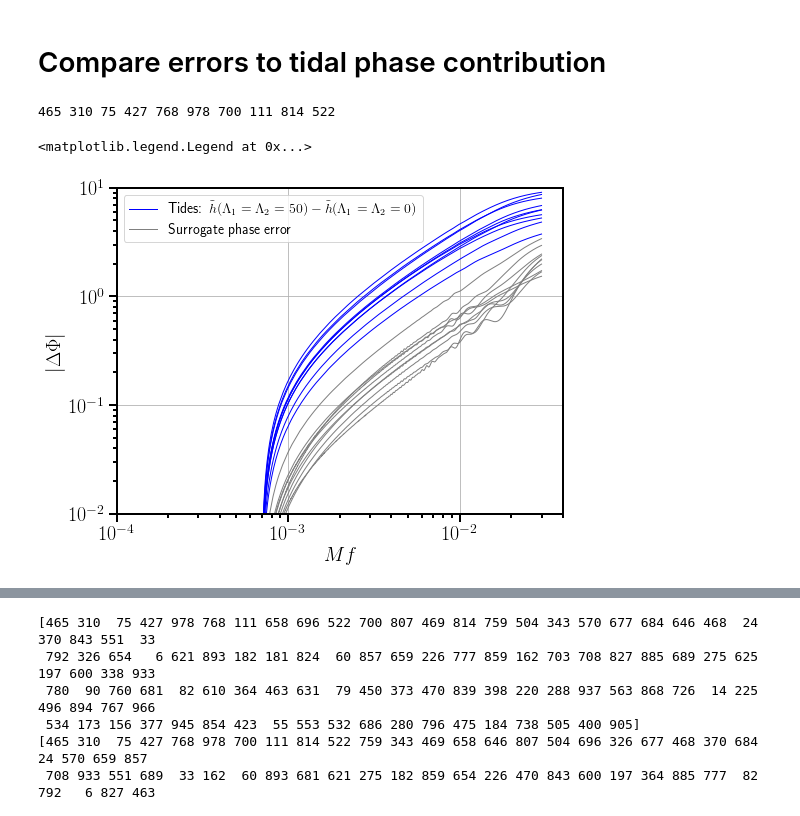
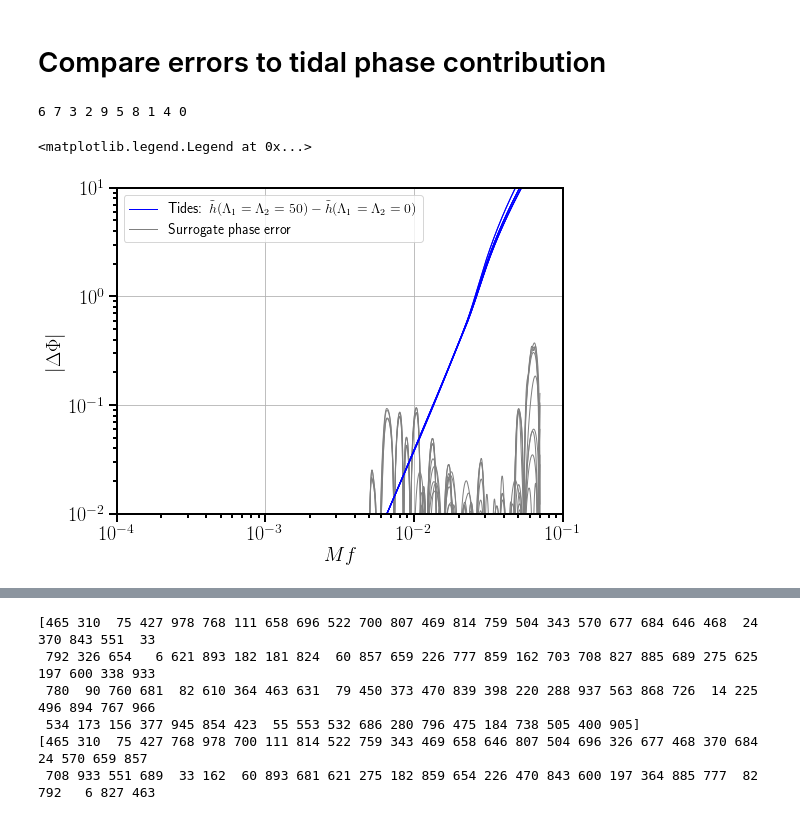
Before and after one commit to benjaminlackey/gpsurrogate, a Jupyter notebook: notebooks/EOB/MismatchAmpPhaseErrors.ipynb, the cells around one changed output, grey strips where cells are left out. Drawn from its saved outputs; the diff is of its cells as text; code cells hidden in the pictures.

```diff
--- a/notebooks/EOB/MismatchAmpPhaseErrors.ipynb
+++ b/notebooks/EOB/MismatchAmpPhaseErrors.ipynb
@@ -37,7 +37,7 @@ from constants import *
 # %% [markdown]
 # Error estimate functions
 # %%
-def rms_phase_error(i, h_testset, sur):
+def rms_phase_error(i, h_testset, sur, mfmax=0.1):
     """Root-mean-squared phase error at the phase empirical nodes.
 
     Parameters
@@ -52,6 +52,9 @@ def rms_phase_error(i, h_testset, sur):
     htrue = h_testset[i]
     params = h_testset.get_waveform(i, data='parameters')
     hsur = sur.geometric_waveform(params)
+    # Resample and zero starting phase
+    hsur.resample(htrue.x)
+    hsur.phase -= hsur.phase[0]
 
     # Phase at the empirical nodes for true and surrogate waveforms
     phase_true = htrue.interpolate('phase')(sur.mf_phase)
@@ -59,6 +62,10 @@ def rms_phase_error(i, h_testset, sur):
 
     nphase = len(sur.mf_phase)
     phase_diff = phase_sur-phase_true
+
+    # Cut samples above mfmax
+    phase_diff = phase_diff[sur.mf_phase<=mfmax]
+
     rms_error = np.sqrt(np.sum(phase_diff**2)/nphase)
     return params, rms_error
 # %%
@@ -210,10 +280,28 @@ sur = surrogate.GPSurrogate.load(Bamp_filename, Bphase_filename, gp_amp_filename
 # %%
 # The final reference waveforms (test set 2). Test set 1 is more like a validation set.
 
-# testset_rand = ws.HDF5WaveformSet('../../data/teobtest40hz/h_test1.hdf5')
-# dtestset_rand = ws.HDF5WaveformSet('../../data/teobtest40hz/dh_test1.hdf5')
+# testset_rand = ws.HDF5WaveformSet('../../data/TEOBv4_40hz/h_train_corners_lhd.hdf5')
+# dtestset_rand = ws.HDF5WaveformSet('../../data/TEOBv4_40hz/dh_train_corners_lhd.hdf5')
 
-testset_rand = ws.HDF5WaveformSet('../../data/teobtest40hz/h_test2.hdf5')
-dtestset_rand = ws.HDF5WaveformSet('../../data/teobtest40hz/dh_test2.hdf5')
+# testset_rand = ws.HDF5WaveformSet('../../data/TEOBv4_40hz/h_test1.hdf5')
+# dtestset_rand = ws.HDF5WaveformSet('../../data/TEOBv4_40hz/dh_test1.hdf5')
+
+# testset_rand = ws.HDF5WaveformSet('../../data/TEOBv4_40hz/h_test2.hdf5')
+# dtestset_rand = ws.HDF5WaveformSet('../../data/TEOBv4_40hz/dh_test2.hdf5')
+
+testset_rand = ws.HDF5WaveformSet('../../data/TEOBv4_20hz/h_test2.hdf5')
+dtestset_rand = ws.HDF5WaveformSet('../../data/TEOBv4_20hz/dh_test2.hdf5')
 # %% [markdown]
 # Calculate errors
+# %%
+i = 1
+mtot = 2.8
+mf_min = sur.mf_a
+mf_max = sur.mf_b
+print mf_min, mf_max
+f_min = mf_to_f(mf_min, mtot)
+f_max = mf_to_f(mf_max, mtot)
+print f_min, f_max
+
+params, mm = surrogate_mismatch(i, testset_rand, sur, mf_min, mf_max, delta_f=1.0, mtot=mtot)
+print params, mm
@@ -273,8 +359,9 @@ params_errors = np.concatenate((params_rand.T,
                                 np.array([rms_err]),
                                 np.array([max_amp_err]),
                                 np.array([max_phase_err]),
-                                np.array([mismatch_m10]),
-                                np.array([mismatch_m20]))).T
+                                np.array([mismatch_sur]),
+                                np.array([mismatch_f2])
+                               )).T
 
 # Maximum value of the various error columns
 print np.amax(params_errors, axis=0)[5:]
@@ -393,6 +531,9 @@ for i in phase_error_indices_sorted_decrease[:10]:
     hrand = testset_rand[i]
     params = testset_rand.get_waveform(i, data='parameters')
     hsur = sur.geometric_waveform(params)
+    # Resample and zero starting phase
+    hsur.resample(hrand.x)
+    hsur.phase -= hsur.phase[0]
 
     mfs = hsur.x
     error = np.abs(hsur.phase-hrand.phase)
@@ -401,36 +542,36 @@ for i in phase_error_indices_sorted_decrease[:10]:
     hsur_lam0 = sur.geometric_waveform(params_lam0)
 
     params_lam = np.array([params[0], params[1], params[2], lam, lam])
     hsur_lam = sur.geometric_waveform(params_lam)
 
     tidal_effect = np.abs(hsur_lam.phase-hsur_lam0.phase)
 
     if j==0:
         ax.plot(mfs, tidal_effect, ls='-', c='b', lw=1,
                 label=r'Tides: $\tilde h(\Lambda_1=\Lambda_2=50)-\tilde h(\Lambda_1=\Lambda_2=0)$')
     else:
         ax.plot(mfs, tidal_effect, ls='-', c='b', lw=1)
 
     if j==0:
         ax.plot(mfs, error, c='gray', lw=1, label='Surrogate phase error')
     else:
         ax.plot(mfs, error, c='gray', lw=1)
 
     j = 1
 
 ax.set_ylabel(r'$|\Delta\Phi|$')
 ax.set_xlabel(r'$Mf$')
 ax.set_xscale('log')
 ax.set_yscale('log')
-ax.set_xlim(0.0001, 0.04)
+ax.set_xlim(0.0001, 0.1)
 ax.set_ylim(1.0e-2, 10.)
 ax.minorticks_on()
 ax.grid()
 ax.legend(loc='upper left')
 # %% [output]
-465 310 75 427 768 978 700 111 814 522
+6 7 3 2 9 5 8 1 4 0
 <matplotlib.legend.Legend at 0x...>
-[figure, old version]
+[figure, new version]
 # %%
 j = 0
 max_error_i = phase_error_indices_sorted_decrease[j]
```
Also changed, not shown: parts of 12 cells of this notebook, 14 other files.
